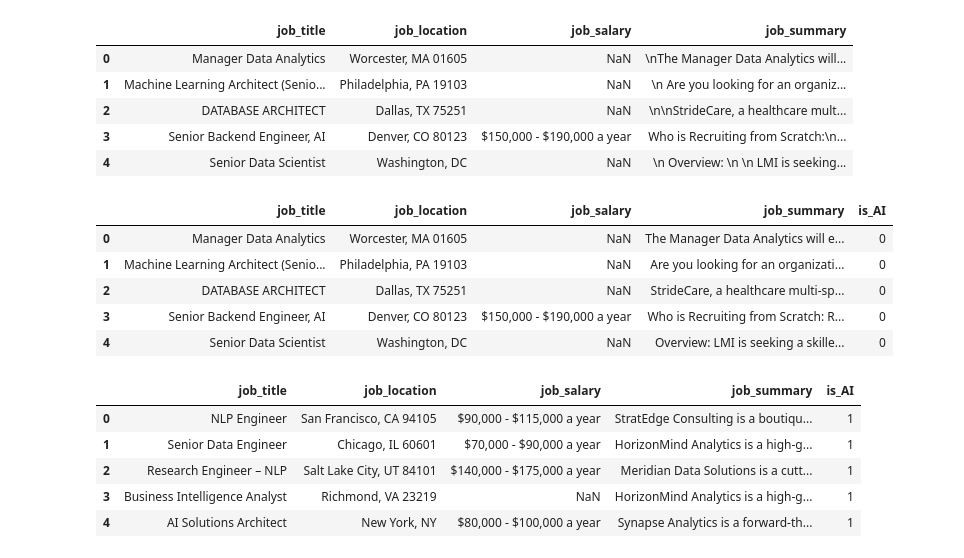
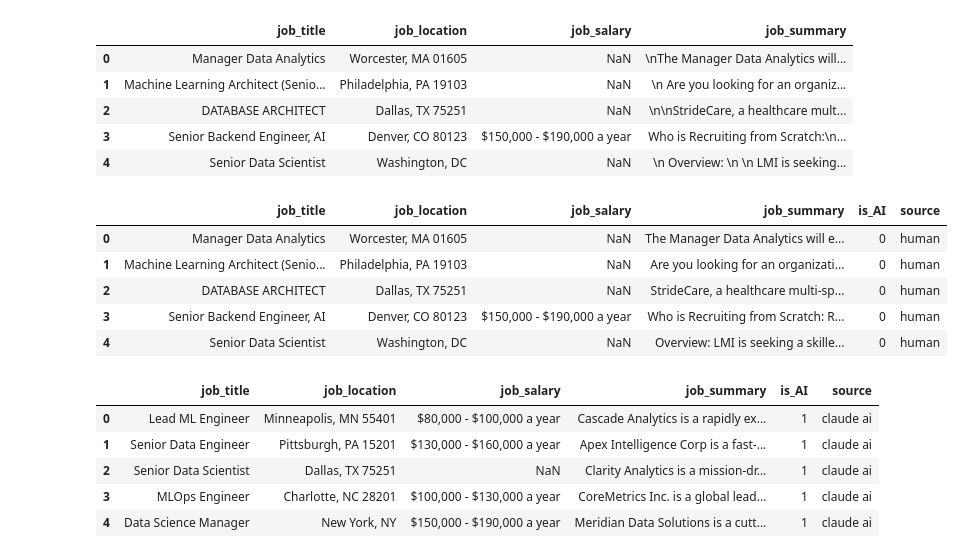
Before and after one commit to Husainz06/CSE881_AI_Detector, a Jupyter notebook: data_prep.ipynb, the cells around one changed output. Saved outputs shown, nothing was run; the diff lists cells and outputs as text; code cells hidden in the pictures.

Commit message:
added more data from multiple AI sources

```diff
--- a/data_prep.ipynb
+++ b/data_prep.ipynb
@@ -3,13 +3,13 @@ import pandas as pd
 
 raw_data = pd.read_csv("scraped_data.csv")
 
-# randomly selecting 1,000 jobs to be the new dataset
-raw_1000 = raw_data.sample(n=1000, random_state=1)
+# randomly selecting 1,500 jobs to be the new dataset
+raw_1500 = raw_data.sample(n=1500, random_state=1)
 # dropping Unnamed: 0 column
-raw_1000 = raw_1000.drop(columns=["Unnamed: 0"])
+raw_1500 = raw_1500.drop(columns=["Unnamed: 0"])
 # reset index
-raw_1000 = raw_1000.reset_index(drop=True)
-raw_1000.head()
+raw_1500 = raw_1500.reset_index(drop=True)
+raw_1500.head()
 # %% [output]
 |  | job_title | job_location | job_salary | job_summary |
 | 0 | Manager Data Analytics | Worcester, MA 01605 | NaN | \nThe Manager Data Analytics will... |
@@ -19,16 +19,17 @@ raw_1000.head()
 | 4 | Senior Data Scientist | Washington, DC | NaN | \n Overview: \n \n LMI is seeking... |
 # %%
 # removing '\n' characters from job descriptions because AI generated jobs do not have it
-raw_1000['job_summary'] = raw_1000['job_summary'].str.replace('\n', ' ')
+raw_1500['job_summary'] = raw_1500['job_summary'].str.replace('\n', ' ')
 # Adding target column with 0 for not AI generated
-raw_1000['is_AI'] = 0
-raw_1000.head()
+raw_1500['is_AI'] = 0
+raw_1500['source'] = 'human'
+raw_1500.head()
 # %% [output]
-|  | job_title | job_location | job_salary | job_summary | is_AI |
-| 0 | Manager Data Analytics | Worcester, MA 01605 | NaN | The Manager Data Analytics will e... | 0 |
-| 1 | Machine Learning Architect (Senio... | Philadelphia, PA 19103 | NaN | Are you looking for an organizati... | 0 |
-| 2 | DATABASE ARCHITECT | Dallas, TX 75251 | NaN | StrideCare, a healthcare multi-sp... | 0 |
-| 3 | Senior Backend Engineer, AI | Denver, CO 80123 | $150,000 - $190,000 a year | Who is Recruiting from Scratch: R... | 0 |
-| 4 | Senior Data Scientist | Washington, DC | NaN | Overview: LMI is seeking a skille... | 0 |
+|  | job_title | job_location | job_salary | job_summary | is_AI | source |
+| 0 | Manager Data Analytics | Worcester, MA 01605 | NaN | The Manager Data Analytics will e... | 0 | human |
+| 1 | Machine Learning Architect (Senio... | Philadelphia, PA 19103 | NaN | Are you looking for an organizati... | 0 | human |
+| 2 | DATABASE ARCHITECT | Dallas, TX 75251 | NaN | StrideCare, a healthcare multi-sp... | 0 | human |
+| 3 | Senior Backend Engineer, AI | Denver, CO 80123 | $150,000 - $190,000 a year | Who is Recruiting from Scratch: R... | 0 | human |
+| 4 | Senior Data Scientist | Washington, DC | NaN | Overview: LMI is seeking a skille... | 0 | human |
 # %%
 # saving data
@@ -36,12 +37,16 @@ raw_1000.to_csv("raw_1000.csv", index=False)
 # %%
 # AI jobs
-raw_AI = pd.read_csv("ai_job_postings_1000-2.csv")
-raw_AI['is_AI'] = 1
-raw_AI.head()
+raw_claude = pd.read_csv("claude_data.csv")
+# choose 300 random samples from the dataset
+raw_claude = raw_claude.sample(n=300, random_state=1)
+raw_claude['is_AI'] = 1
+raw_claude['source'] = 'claude ai'
+raw_claude = raw_claude.reset_index(drop=True)
+raw_claude.head()
 # %% [output]
-|  | job_title | job_location | job_salary | job_summary | is_AI |
-| 0 | NLP Engineer | San Francisco, CA 94105 | $90,000 - $115,000 a year | StratEdge Consulting is a boutiqu... | 1 |
-| 1 | Senior Data Engineer | Chicago, IL 60601 | $70,000 - $90,000 a year | HorizonMind Analytics is a high-g... | 1 |
-| 2 | Research Engineer – NLP | Salt Lake City, UT 84101 | $140,000 - $175,000 a year | Meridian Data Solutions is a cutt... | 1 |
-| 3 | Business Intelligence Analyst | Richmond, VA 23219 | NaN | HorizonMind Analytics is a high-g... | 1 |
-| 4 | AI Solutions Architect | New York, NY | $80,000 - $100,000 a year | Synapse Analytics is a forward-th... | 1 |
+|  | job_title | job_location | job_salary | job_summary | is_AI | source |
+| 0 | Lead ML Engineer | Minneapolis, MN 55401 | $80,000 - $100,000 a year | Cascade Analytics is a rapidly ex... | 1 | claude ai |
+| 1 | Senior Data Engineer | Pittsburgh, PA 15201 | $130,000 - $160,000 a year | Apex Intelligence Corp is a fast-... | 1 | claude ai |
+| 2 | Senior Data Scientist | Dallas, TX 75251 | NaN | Clarity Analytics is a mission-dr... | 1 | claude ai |
+| 3 | MLOps Engineer | Charlotte, NC 28201 | $100,000 - $130,000 a year | CoreMetrics Inc. is a global lead... | 1 | claude ai |
+| 4 | Data Science Manager | New York, NY | $150,000 - $190,000 a year | Meridian Data Solutions is a cutt... | 1 | claude ai |
```
Also changed, not shown: parts of 8 cells of this notebook, 10 other files.
